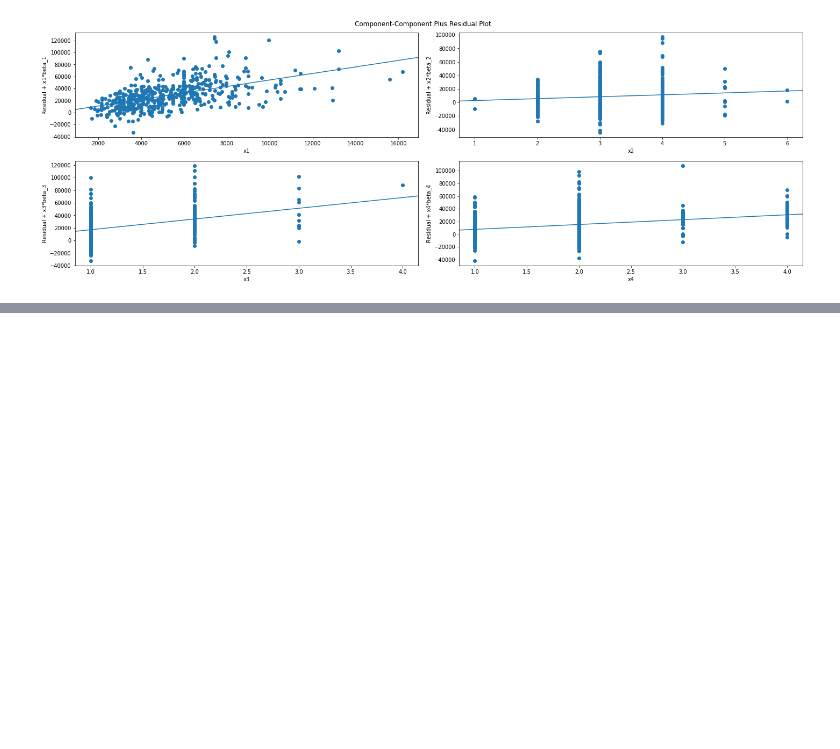
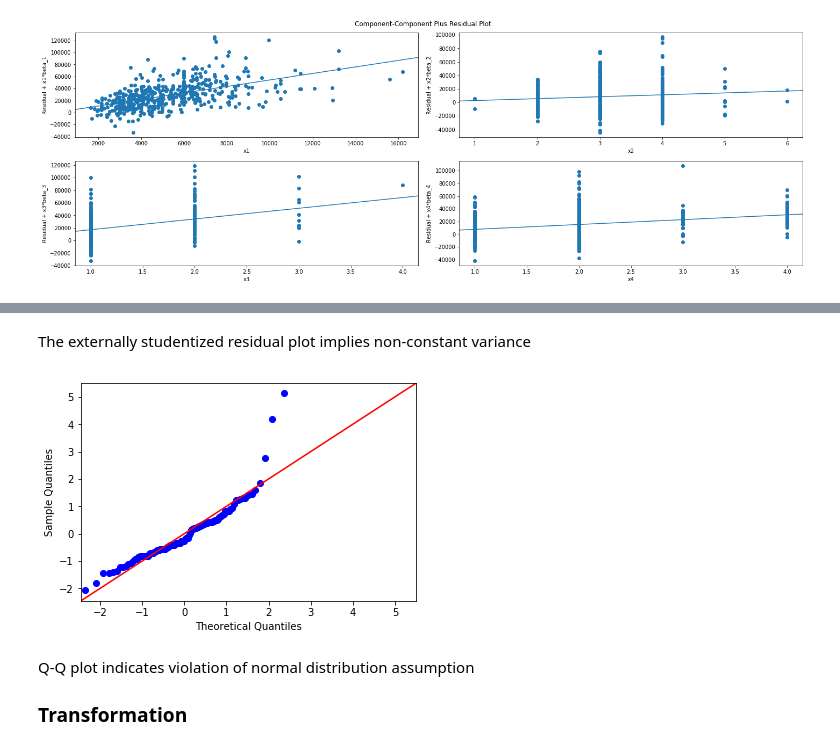
Before and after one commit to alex-lt-kong/data-science, a Jupyter notebook: linear-regression-assumptions/linear-regression-assumptions.ipynb, the cells around one changed output, grey strips where cells are left out. Saved outputs shown, nothing was run; the diff lists cells and outputs as text; code cells hidden in the pictures; blank space fills up the shorter version.

```diff
--- a/linear-regression-assumptions/linear-regression-assumptions.ipynb
+++ b/linear-regression-assumptions/linear-regression-assumptions.ipynb
@@ -240,0 +291,13 @@ Thanks!
+# %% [markdown]
+The externally studentized residual plot implies non-constant variance
+# %%
+import statsmodels.api as sm
+
+sm.qqplot(extresid, line='45')
+plt.show()
+# %% [output]
+[figure, added]
+# %% [markdown]
+Q-Q plot indicates violation of normal distribution assumption
+
+### Transformation
```
Also changed, not shown: parts of 18 cells of this notebook, 1 other file.
